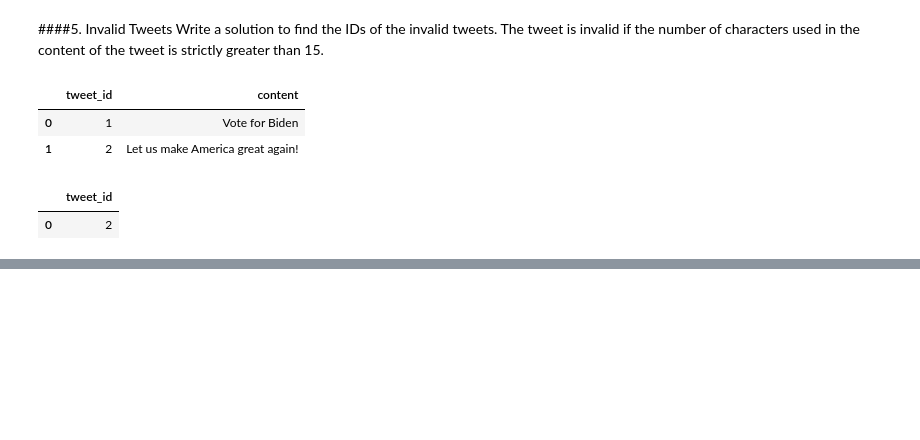
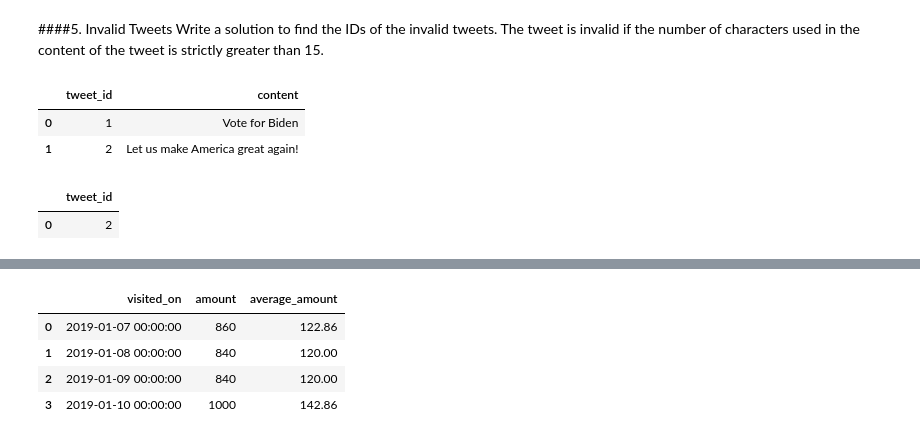
Before and after one commit to d9ria/SQL-G-Practice, a Jupyter notebook: SQL_50_LeetCode.ipynb, the cells around one changed output, grey strips where cells are left out. Cells and saved outputs as stored; diff of their text form; code cells hidden in the pictures; blank space fills up the shorter version.

```diff
--- a/SQL_50_LeetCode.ipynb
+++ b/SQL_50_LeetCode.ipynb
@@ -153,0 +190,18 @@ select(sql)
+# %%
+sql = '''
+SELECT
+    visited_on,
+    (SELECT SUM(amount) FROM customer WHERE visited_on BETWEEN date(c.visited_on, '-6 days') AND c.visited_on) AS amount,
+    ROUND((SELECT SUM(amount) / 7.0 FROM customer WHERE visited_on BETWEEN date(c.visited_on, '-6 days') AND c.visited_on), 2) AS average_amount
+FROM customer c
+WHERE visited_on >= (SELECT date(MIN(visited_on), '+6 days') FROM customer)
+GROUP BY visited_on;
+
+'''
+select(sql)
+# %% [output]
+|  | visited_on | amount | average_amount |
+| 0 | 2019-01-07 00:00:00 | 860 | 122.86 |
+| 1 | 2019-01-08 00:00:00 | 840 | 120.00 |
+| 2 | 2019-01-09 00:00:00 | 840 | 120.00 |
+| 3 | 2019-01-10 00:00:00 | 1000 | 142.86 |
```
Also changed, not shown: parts of 13 cells of this notebook.
